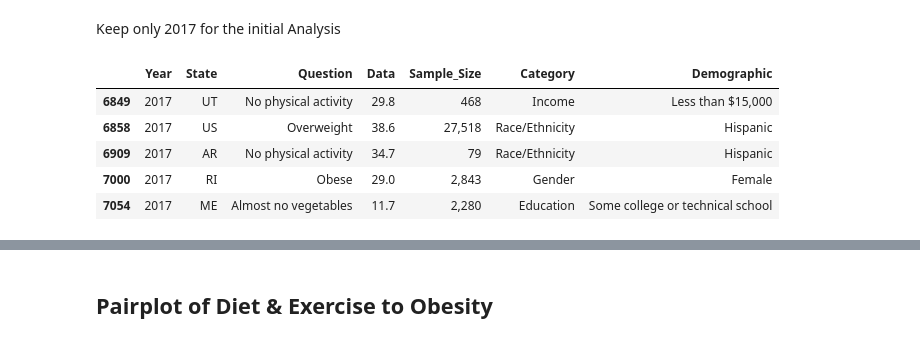
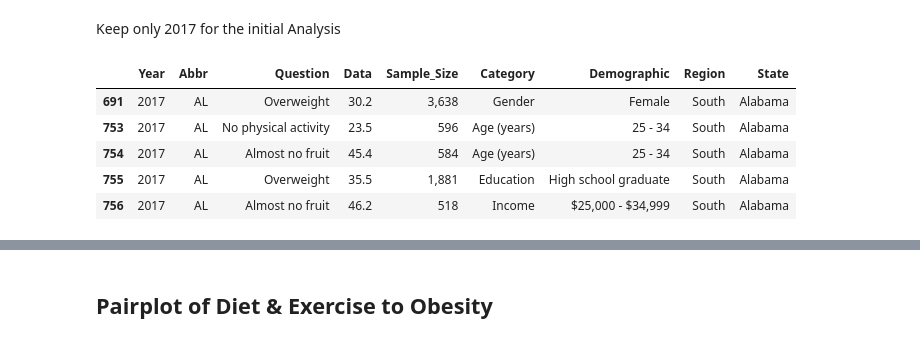
Before and after one commit to DimitriKourouniotis/Capstone-2, a Jupyter notebook: Capstone 2.ipynb, the cells around one changed output, grey strips where cells are left out. Saved outputs shown, nothing was run; the diff lists cells and outputs as text; code cells hidden in the pictures.

```diff
--- a/Capstone 2.ipynb
+++ b/Capstone 2.ipynb
@@ -527,0 +640,9 @@ dtype: int64
+# %%
+#read regions.csv file
+regions=pd.read_csv('regions.csv')
+# %%
+#Remove outliers of GU, PR and VI
+df_2011_18 = df_2011_18[~df_2011_18.LocationAbbr.isin(['PR','VI','GU'])]
+
+#Merge datasets
+df_2011_18_regions=df_2011_18.merge(regions, left_on='LocationDesc', right_on='State')
@@ -527,0 +663,3 @@ dtype: int64
+# %%
+#Remove field
+df_2011_18_regions = df_2011_18_regions.drop('LocationDesc', axis=1)
@@ -535,5 +675,4 @@ dct = {
     'Percent of adults who report consuming vegetables less than one time daily':'Almost no vegetables'
 }
 
-df_2011_18['Question'] = df_2011_18['Question'].replace(dct)
-df_2011_18
+df_2011_18_regions['Question'] = df_2011_18_regions['Question'].replace(dct)
@@ -556,13 +681,15 @@ df_2011_18
 # %% [markdown]
 Keep only 2017 for the initial Analysis
 # %%
-df_2017=df_2011_18[df_2011_18.Year.isin([2017])]
-df_2017=df_2017.rename(columns={"StratificationCategory1": "Category", "Stratification1": "Demographic","LocationAbbr":"State","Data_Value":"Data"})
-df_2017.head(5)
+#Filter for only 2017 data
+df_2017_regions=df_2011_18_regions[df_2011_18_regions.Year.isin([2017])]
+#rename fields
+df_2017_regions=df_2017_regions.rename(columns={"StratificationCategory1": "Category", "Stratification1": "Demographic","LocationAbbr":"Abbr","Data_Value":"Data"})
+df_2017_regions.head(5)
 # %% [output]
-|  | Year | State | Question | Data | Sample_Size | Category | Demographic |
-| 6849 | 2017 | UT | No physical activity | 29.8 | 468 | Income | Less than $15,000 |
-| 6858 | 2017 | US | Overweight | 38.6 | 27,518 | Race/Ethnicity | Hispanic |
-| 6909 | 2017 | AR | No physical activity | 34.7 | 79 | Race/Ethnicity | Hispanic |
-| 7000 | 2017 | RI | Obese | 29.0 | 2,843 | Gender | Female |
-| 7054 | 2017 | ME | Almost no vegetables | 11.7 | 2,280 | Education | Some college or technical school |
+|  | Year | Abbr | Question | Data | Sample_Size | Category | Demographic | Region | State |
+| 691 | 2017 | AL | Overweight | 30.2 | 3,638 | Gender | Female | South | Alabama |
+| 753 | 2017 | AL | No physical activity | 23.5 | 596 | Age (years) | 25 - 34 | South | Alabama |
+| 754 | 2017 | AL | Almost no fruit | 45.4 | 584 | Age (years) | 25 - 34 | South | Alabama |
+| 755 | 2017 | AL | Overweight | 35.5 | 1,881 | Education | High school graduate | South | Alabama |
+| 756 | 2017 | AL | Almost no fruit | 46.2 | 518 | Income | $25,000 - $34,999 | South | Alabama |
```
Also changed, not shown: parts of 65 cells of this notebook.
